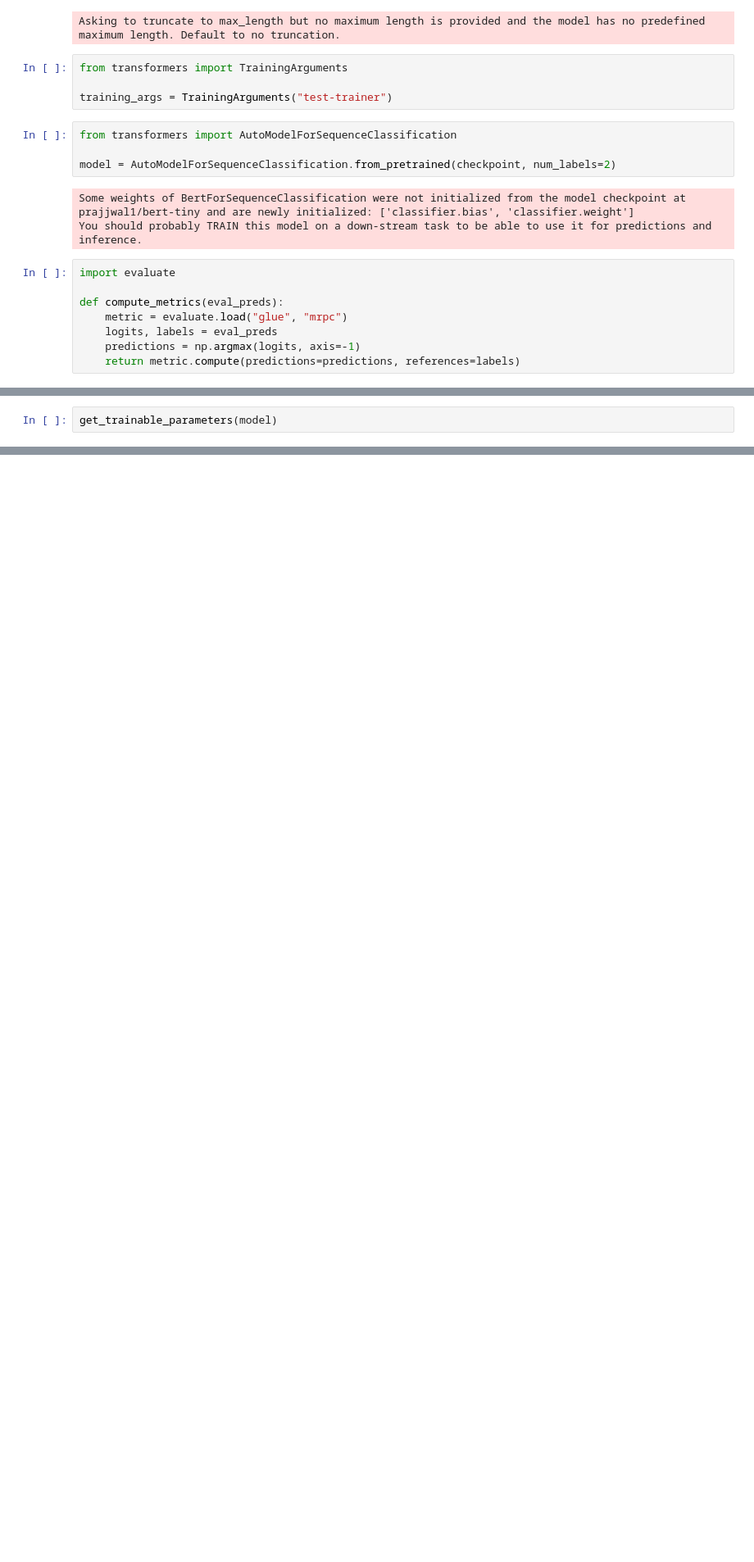
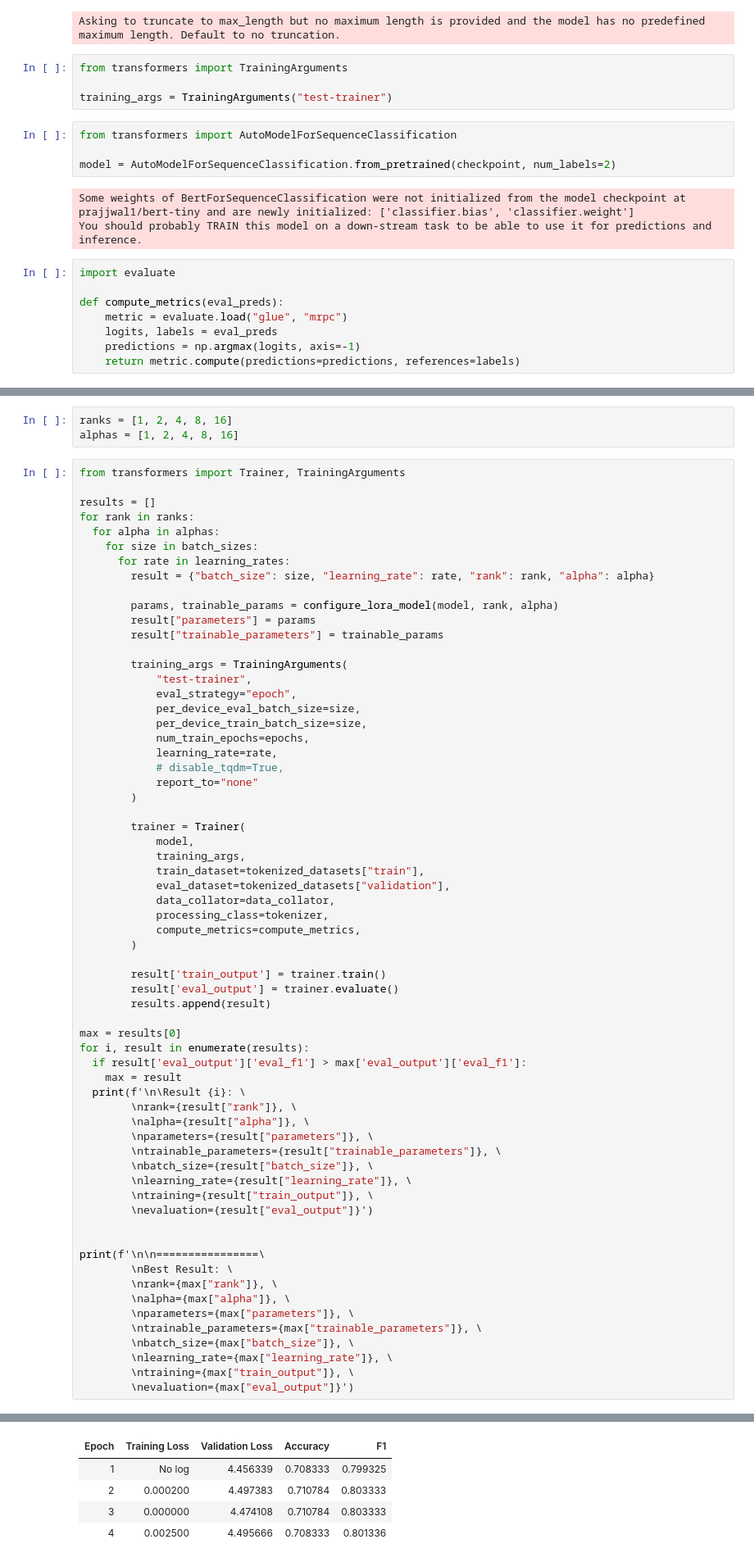
Before and after one commit to danjshaw/ece57000-finalProject, a Jupyter notebook: BERT_LoRA.ipynb, the cells around one changed output, grey strips where cells are left out. Shown at 82% size. Saved outputs shown, nothing was run; the diff lists cells and outputs as text; blank space fills up the shorter version.

```diff
--- a/BERT_LoRA.ipynb
+++ b/BERT_LoRA.ipynb
@@ -221,2 +235,0 @@ for name, param in model.named_parameters():
-# %%
-get_trainable_parameters(model)
@@ -224,0 +236,68 @@ get_trainable_parameters(model)
+# %%
+ranks = [1, 2, 4, 8, 16]
+alphas = [1, 2, 4, 8, 16]
+# %%
+from transformers import Trainer, TrainingArguments
+
+results = []
+for rank in ranks:
+  for alpha in alphas:
+    for size in batch_sizes:
+      for rate in learning_rates:
+        result = {"batch_size": size, "learning_rate": rate, "rank": rank, "alpha": alpha}
+
+        params, trainable_params = configure_lora_model(model, rank, alpha)
+        result["parameters"] = params
+        result["trainable_parameters"] = trainable_params
+
+        training_args = TrainingArguments(
+            "test-trainer",
+            eval_strategy="epoch",
+            per_device_eval_batch_size=size,
+            per_device_train_batch_size=size,
+            num_train_epochs=epochs,
+            learning_rate=rate,
+            # disable_tqdm=True,
+            report_to="none"
+        )
+
+        trainer = Trainer(
+            model,
+            training_args,
+            train_dataset=tokenized_datasets["train"],
+            eval_dataset=tokenized_datasets["validation"],
+            data_collator=data_collator,
+            processing_class=tokenizer,
+            compute_metrics=compute_metrics,
+        )
+
+        result['train_output'] = trainer.train()
+        result['eval_output'] = trainer.evaluate()
+        results.append(result)
+
+max = results[0]
+for i, result in enumerate(results):
+  if result['eval_output']['eval_f1'] > max['eval_output']['eval_f1']:
+    max = result
+  print(f'\n\Result {i}: \
+        \nrank={result["rank"]}, \
+        \nalpha={result["alpha"]}, \
+        \nparameters={result["parameters"]}, \
+        \ntrainable_parameters={result["trainable_parameters"]}, \
+        \nbatch_size={result["batch_size"]}, \
+        \nlearning_rate={result["learning_rate"]}, \
+        \ntraining={result["train_output"]}, \
+        \nevaluation={result["eval_output"]}')
+
+
+print(f'\n\n================\
+        \nBest Result: \
+        \nrank={max["rank"]}, \
+        \nalpha={max["alpha"]}, \
+        \nparameters={max["parameters"]}, \
+        \ntrainable_parameters={max["trainable_parameters"]}, \
+        \nbatch_size={max["batch_size"]}, \
+        \nlearning_rate={max["learning_rate"]}, \
+        \ntraining={max["train_output"]}, \
+        \nevaluation={max["eval_output"]}')
+# %% [output]
@@ -224,0 +306,5 @@ get_trainable_parameters(model)
+| Epoch | Training Loss | Validation Loss | Accuracy | F1 |
+| 1 | No log | 4.456339 | 0.708333 | 0.799325 |
+| 2 | 0.000200 | 4.497383 | 0.710784 | 0.803333 |
+| 3 | 0.000000 | 4.474108 | 0.710784 | 0.803333 |
+| 4 | 0.002500 | 4.495666 | 0.708333 | 0.801336 |
```
Also changed, not shown: parts of 6 cells of this notebook.
